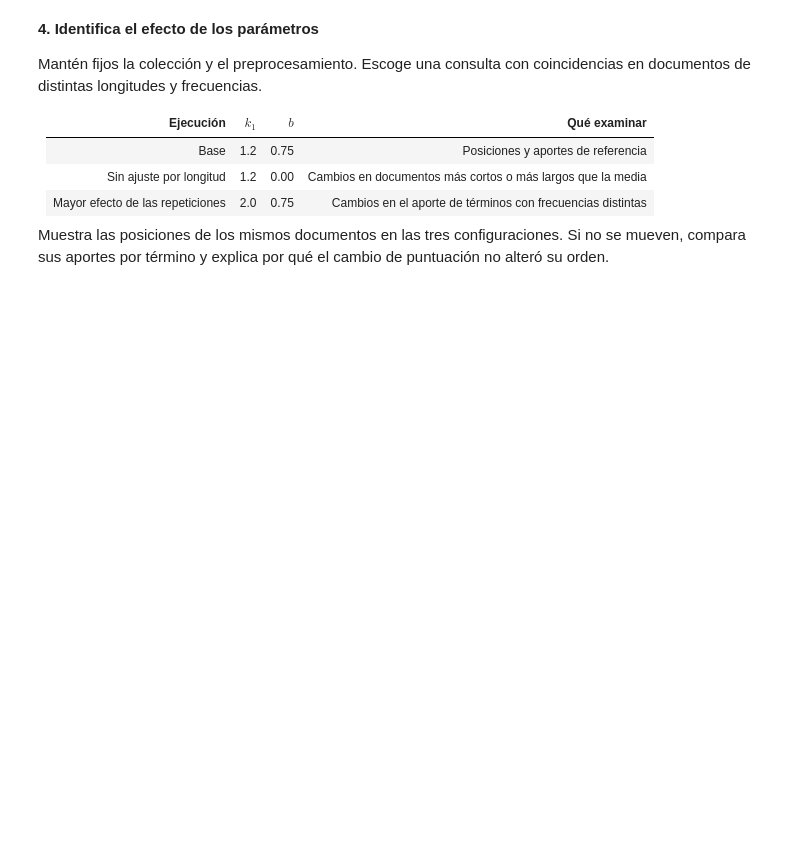
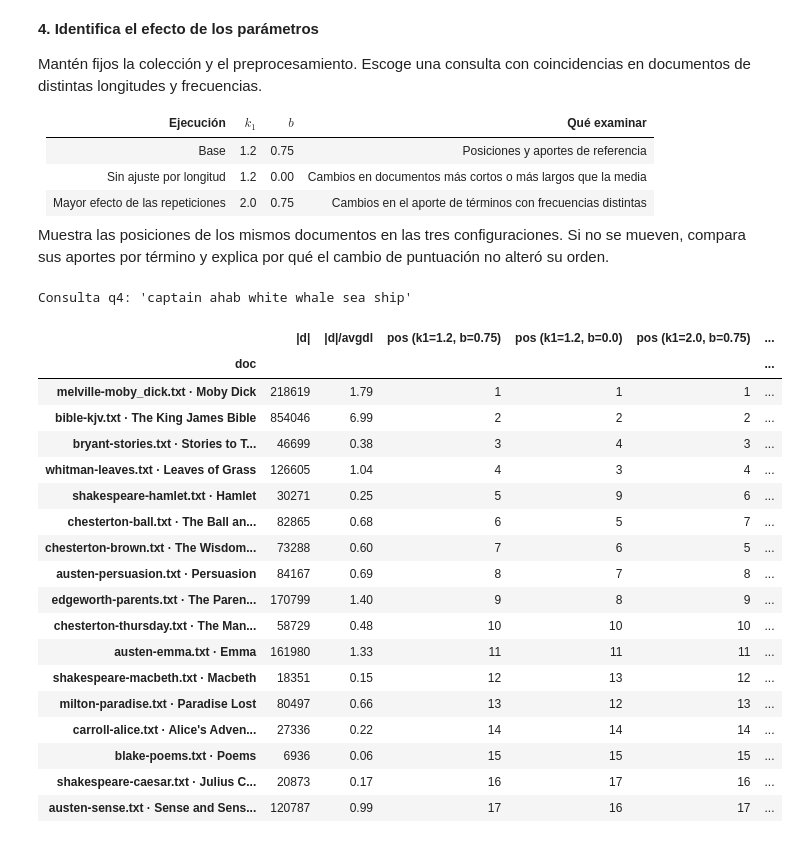
Before and after one commit to Andro2k/Notebook, a Jupyter notebook: notebooks/Primer Bimestre/04_bm25.ipynb, the cells around one changed output. Saved outputs shown, nothing was run; the diff lists cells and outputs as text; code cells hidden in the pictures; blank space fills up the shorter version.

```diff
--- a/notebooks/Primer Bimestre/04_bm25.ipynb
+++ b/notebooks/Primer Bimestre/04_bm25.ipynb
@@ -49,3 +566,79 @@ Mantén fijos la colección y el preprocesamiento. Escoge una consulta con coinc
 | Mayor efecto de las repeticiones | 2.0 | 0.75 | Cambios en el aporte de términos con frecuencias distintas |
 
 Muestra las posiciones de los mismos documentos en las tres configuraciones. Si no se mueven, compara sus aportes por término y explica por qué el cambio de puntuación no alteró su orden.
+# %%
+# ============ Celda 4: Efecto de k1 y b (Sección 4) ============
+@dataclass(frozen=True)
+class BM25Config:
+    name: str
+    k1: float
+    b: float
+
+
+CONFIGS = [
+    BM25Config("Base", 1.2, 0.75),
+    BM25Config("Sin ajuste por longitud", 1.2, 0.00),
+    BM25Config("Mayor efecto de las repeticiones", 2.0, 0.75),
+]
+PARAM_QUERY = next(s for s in QUERIES if s.query_id == "q4")     # coincidencias en documentos de longitud y f(t,d) distintas
+pq = analyze_query(PARAM_QUERY.text, stats)
+
+runs = {}                                     # misma colección y mismas estadísticas en las tres ejecuciones
+for cfg in CONFIGS:
+    scorer = BM25Scorer(stats, cfg.k1, cfg.b)
+    scores = scorer.scores(pq)
+    runs[cfg.name] = {"scorer": scorer, "scores": dict(zip(stats.doc_ids, scores)), "pos": full_positions(scores)}
+
+base_name = CONFIGS[0].name
+matching = list(runs[base_name]["pos"])        # documentos con score > 0 en la ejecución base
+positions = pd.DataFrame({
+    "doc": [f"{d} · {stats.titles[stats.doc_ids.index(d)]}" for d in matching],
+    "|d|": [int(stats.doc_len[stats.doc_ids.index(d)]) for d in matching],
+    "|d|/avgdl": [round(stats.doc_len[stats.doc_ids.index(d)] / stats.avgdl, 2) for d in matching],
+    **{f"pos (k1={cfg.k1}, b={cfg.b})": [runs[cfg.name]["pos"][d] for d in matching] for cfg in CONFIGS},
+    **{f"score (k1={cfg.k1}, b={cfg.b})": [round(runs[cfg.name]["scores"][d], 3) for d in matching] for cfg in CONFIGS},
+}).set_index("doc")
+print(f"Consulta {PARAM_QUERY.query_id}: '{PARAM_QUERY.text}'")
+display(positions)
+
+
+def contributions_by_config(doc_ids: list[str]) -> pd.DataFrame:
+    rows = []
+    for cfg in CONFIGS:
+        contrib = runs[cfg.name]["scorer"].term_contributions(pq)
+        for doc_id in doc_ids:
+            d = stats.doc_ids.index(doc_id)
+            rows.append({"config": cfg.name, "doc": doc_id, "|d|": int(stats.doc_len[d]),
+                         **{t: f"{contrib[d, j]:.3f} (f={int(stats.tf[d, stats.term_index[t]])})"
+                            for j, t in enumerate(pq)}, "score": round(contrib[d].sum(), 3)})
+    return pd.DataFrame(rows)
+
+
+def max_shift(doc_id: str) -> int:
+    return max(abs(runs[c.name]["pos"][doc_id] - runs[base_name]["pos"][doc_id]) for c in CONFIGS)
+
+
+moved = sorted(matching, key=lambda d: -max_shift(d))[:2]                              # los dos que más se mueven
+longest = max(matching, key=lambda d: stats.doc_len[stats.doc_ids.index(d)])            # y el más largo (¿se mueve?)
+display(contributions_by_config(moved + [longest]))
+# %% [output]
+Consulta q4: 'captain ahab white whale sea ship'
+|  | |d| | |d|/avgdl | pos (k1=1.2, b=0.75) | pos (k1=1.2, b=0.0) | pos (k1=2.0, b=0.75) | ... |
+| doc |  |  |  |  |  | ... |
+| melville-moby_dick.txt · Moby Dick | 218619 | 1.79 | 1 | 1 | 1 | ... |
+| bible-kjv.txt · The King James Bible | 854046 | 6.99 | 2 | 2 | 2 | ... |
+| bryant-stories.txt · Stories to T... | 46699 | 0.38 | 3 | 4 | 3 | ... |
+| whitman-leaves.txt · Leaves of Grass | 126605 | 1.04 | 4 | 3 | 4 | ... |
+| shakespeare-hamlet.txt · Hamlet | 30271 | 0.25 | 5 | 9 | 6 | ... |
+| chesterton-ball.txt · The Ball an... | 82865 | 0.68 | 6 | 5 | 7 | ... |
+| chesterton-brown.txt · The Wisdom... | 73288 | 0.60 | 7 | 6 | 5 | ... |
+| austen-persuasion.txt · Persuasion | 84167 | 0.69 | 8 | 7 | 8 | ... |
+| edgeworth-parents.txt · The Paren... | 170799 | 1.40 | 9 | 8 | 9 | ... |
+| chesterton-thursday.txt · The Man... | 58729 | 0.48 | 10 | 10 | 10 | ... |
+| austen-emma.txt · Emma | 161980 | 1.33 | 11 | 11 | 11 | ... |
+| shakespeare-macbeth.txt · Macbeth | 18351 | 0.15 | 12 | 13 | 12 | ... |
+| milton-paradise.txt · Paradise Lost | 80497 | 0.66 | 13 | 12 | 13 | ... |
+| carroll-alice.txt · Alice's Adven... | 27336 | 0.22 | 14 | 14 | 14 | ... |
+| blake-poems.txt · Poems | 6936 | 0.06 | 15 | 15 | 15 | ... |
+| shakespeare-caesar.txt · Julius C... | 20873 | 0.17 | 16 | 17 | 16 | ... |
+| austen-sense.txt · Sense and Sens... | 120787 | 0.99 | 17 | 16 | 17 | ... |
```
Also changed, not shown: parts of 9 cells of this notebook.
